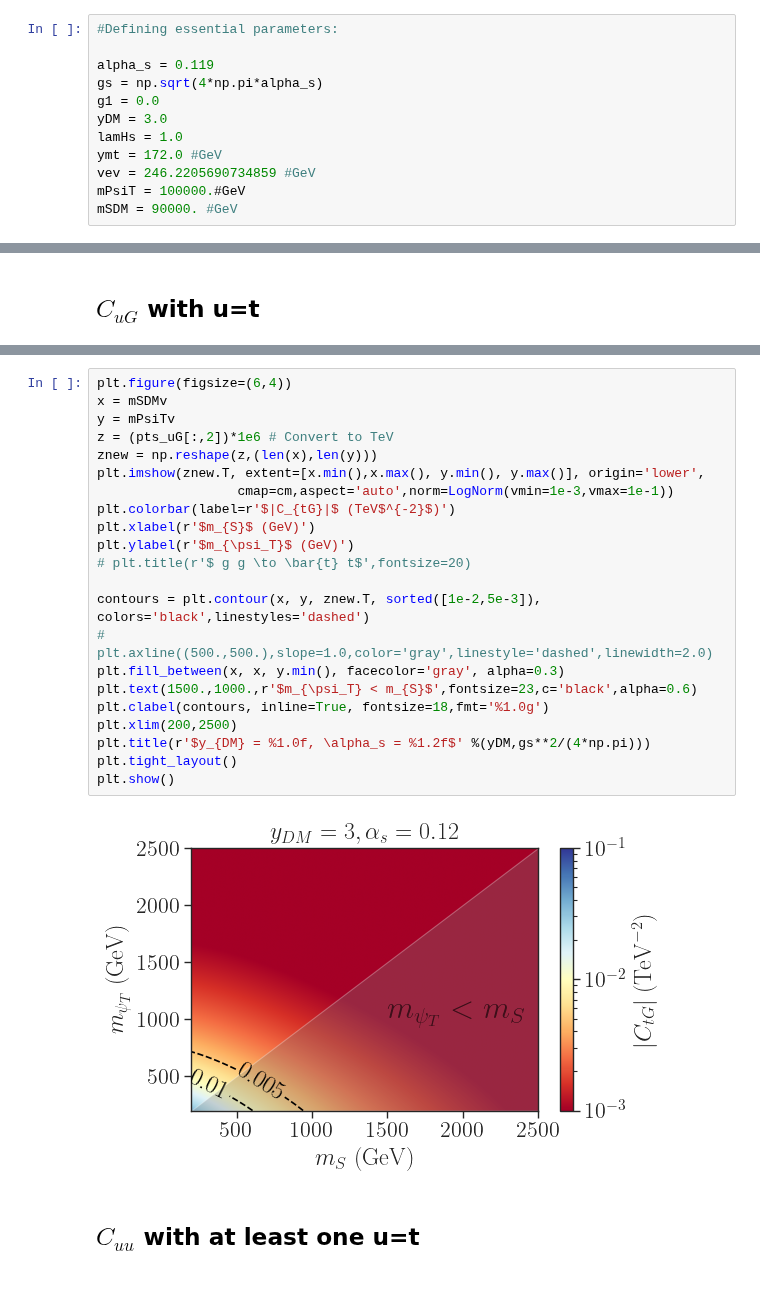
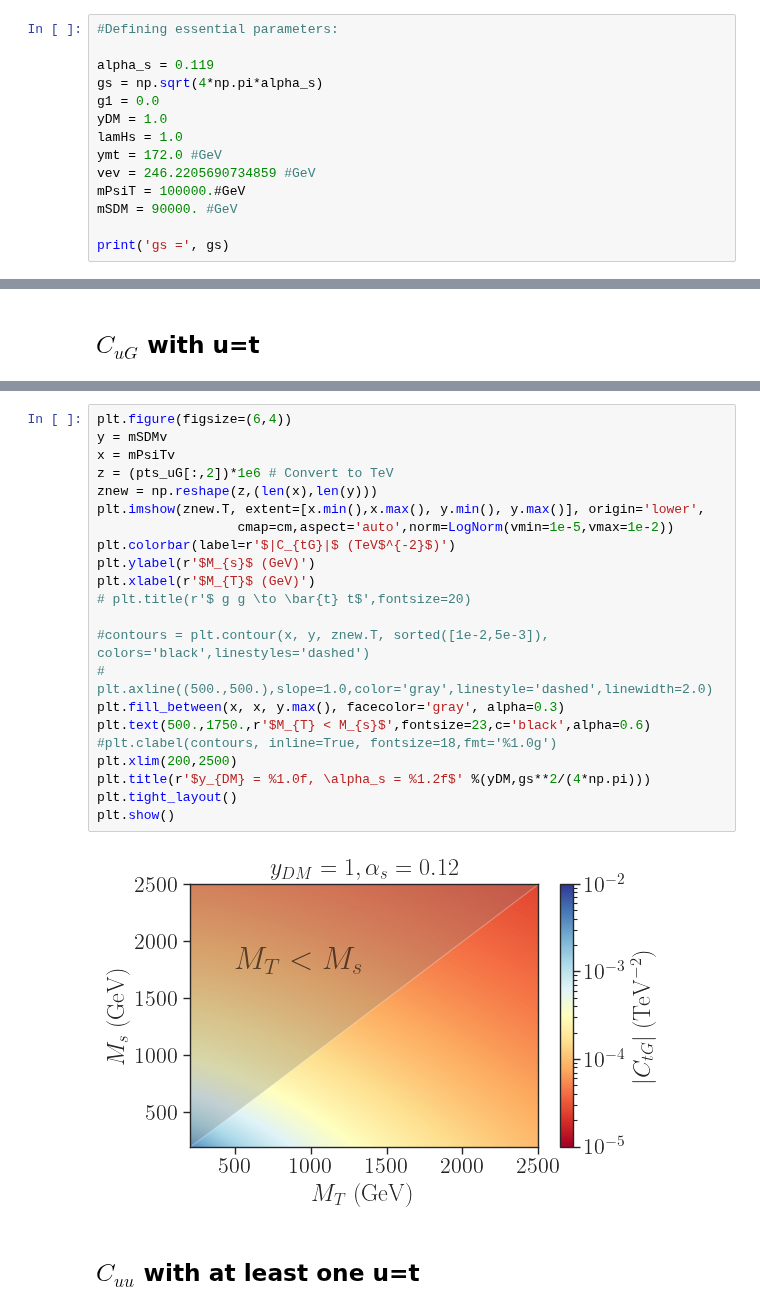
Before and after one commit to viniciusrocca/EFT_ToyModel, a Jupyter notebook: Plots/EFT_Coeffs_ttbar.ipynb, the cells around one changed output, grey strips where cells are left out. Saved outputs shown, nothing was run; the diff lists cells and outputs as text.

Commit message:
New graphs for EFT coefficients and for EFT/NLO validation

```diff
--- a/Plots/EFT_Coeffs_ttbar.ipynb
+++ b/Plots/EFT_Coeffs_ttbar.ipynb
@@ -51,9 +51,11 @@ vev = 246.2205690734859
 alpha_s = 0.119
 gs = np.sqrt(4*np.pi*alpha_s)
 g1 = 0.0
-yDM = 3.0
+yDM = 1.0
 lamHs = 1.0
 ymt = 172.0 #GeV
 vev = 246.2205690734859 #GeV
 mPsiT = 100000.#GeV
 mSDM = 90000. #GeV
+
+print('gs =', gs)
@@ -415,27 +419,27 @@ print(pts_uG)
 # %%
 plt.figure(figsize=(6,4))
-x = mSDMv
-y = mPsiTv
+y = mSDMv
+x = mPsiTv
 z = (pts_uG[:,2])*1e6 # Convert to TeV
 znew = np.reshape(z,(len(x),len(y)))
 plt.imshow(znew.T, extent=[x.min(),x.max(), y.min(), y.max()], origin='lower',
-                  cmap=cm,aspect='auto',norm=LogNorm(vmin=1e-3,vmax=1e-1))
+                  cmap=cm,aspect='auto',norm=LogNorm(vmin=1e-5,vmax=1e-2))
 plt.colorbar(label=r'$|C_{tG}|$ (TeV$^{-2}$)')
-plt.xlabel(r'$m_{S}$ (GeV)')
-plt.ylabel(r'$m_{\psi_T}$ (GeV)')
+plt.ylabel(r'$M_{s}$ (GeV)')
+plt.xlabel(r'$M_{T}$ (GeV)')
 # plt.title(r'$ g g \to \bar{t} t$',fontsize=20)
 
-contours = plt.contour(x, y, znew.T, sorted([1e-2,5e-3]), colors='black',linestyles='dashed')
+#contours = plt.contour(x, y, znew.T, sorted([1e-2,5e-3]), colors='black',linestyles='dashed')
 # plt.axline((500.,500.),slope=1.0,color='gray',linestyle='dashed',linewidth=2.0)
-plt.fill_between(x, x, y.min(), facecolor='gray', alpha=0.3)
-plt.text(1500.,1000.,r'$m_{\psi_T} < m_{S}$',fontsize=23,c='black',alpha=0.6)
-plt.clabel(contours, inline=True, fontsize=18,fmt='%1.0g')
+plt.fill_between(x, x, y.max(), facecolor='gray', alpha=0.3)
+plt.text(500.,1750.,r'$M_{T} < M_{s}$',fontsize=23,c='black',alpha=0.6)
+#plt.clabel(contours, inline=True, fontsize=18,fmt='%1.0g')
 plt.xlim(200,2500)
 plt.title(r'$y_{DM} = %1.0f, \alpha_s = %1.2f$' %(yDM,gs**2/(4*np.pi)))
 plt.tight_layout()
 plt.show()
 # %% [output]
-[figure, old version]
+[figure, new version]
 # %% [markdown]
 ## $C_{uu}$ with at least one u=t
 # %%
```
Also changed, not shown: parts of 19 cells of this notebook, 2 other files.
